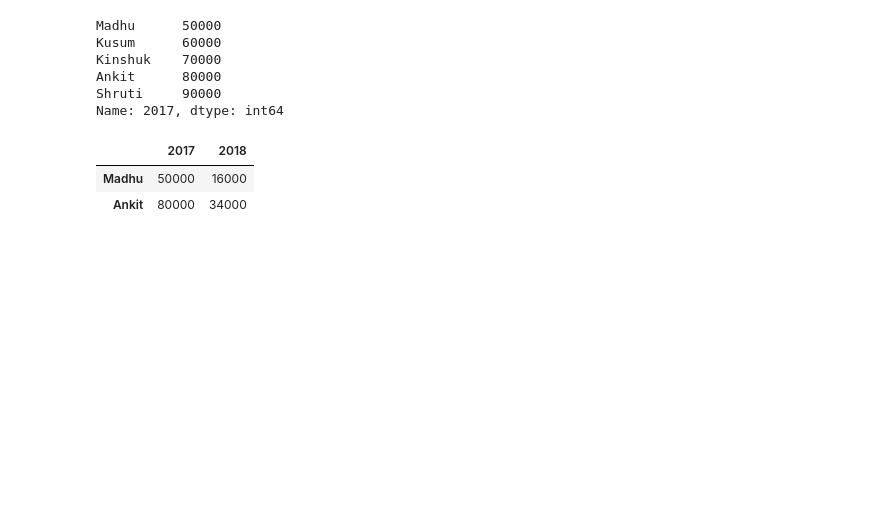
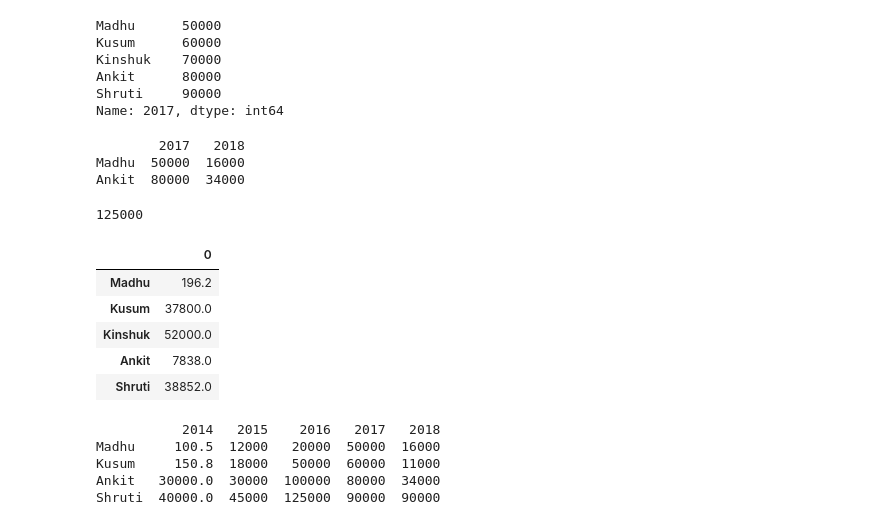
Before and after one commit to RahulArra/Machine-Learning, a Jupyter notebook: ML_week_1.ipynb, the cells around one changed output. Saved outputs shown, nothing was run; the diff lists cells and outputs as text; code cells hidden in the pictures; blank space fills up the shorter version.

```diff
--- a/ML_week_1.ipynb
+++ b/ML_week_1.ipynb
@@ -116,8 +116,33 @@ Shruti     90000
 Name: 2017, dtype: int64
 # %%
 # Select rows 'Madhu' and 'Ankit' and columns '2017' and '2018'
-display(combined_df.loc[["Madhu", "Ankit"], ["2017", "2018"]])
+print(combined_df.loc[["Madhu", "Ankit"], ["2017", "2018"]])
 # %% [output]
-|  | 2017 | 2018 |
-| Madhu | 50000 | 16000 |
-| Ankit | 80000 | 34000 |
+        2017   2018
+Madhu  50000  16000
+Ankit  80000  34000
+# %%
+# Select the value at the intersection of row 'Shruti' and column '2016'
+print(combined_df.loc["Shruti", "2016"])
+# %% [output]
+125000
+# %%
+df2 = pd.DataFrame([196.2,37800,52000,7838,38852],index = indexes)
+df2
+# %% [output]
+|  | 0 |
+| Madhu | 196.2 |
+| Kusum | 37800.0 |
+| Kinshuk | 52000.0 |
+| Ankit | 7838.0 |
+| Shruti | 38852.0 |
+# %%
+# Delete the data for sales man Kinshuk from the DataFrame
+combined_df.drop("Kinshuk", inplace=True)
+print(combined_df)
+# %% [output]
+           2014   2015    2016   2017   2018
+Madhu     100.5  12000   20000  50000  16000
+Kusum     150.8  18000   50000  60000  11000
+Ankit   30000.0  30000  100000  80000  34000
+Shruti  40000.0  45000  125000  90000  90000
```
Also changed, not shown: parts of 2 cells of this notebook.
